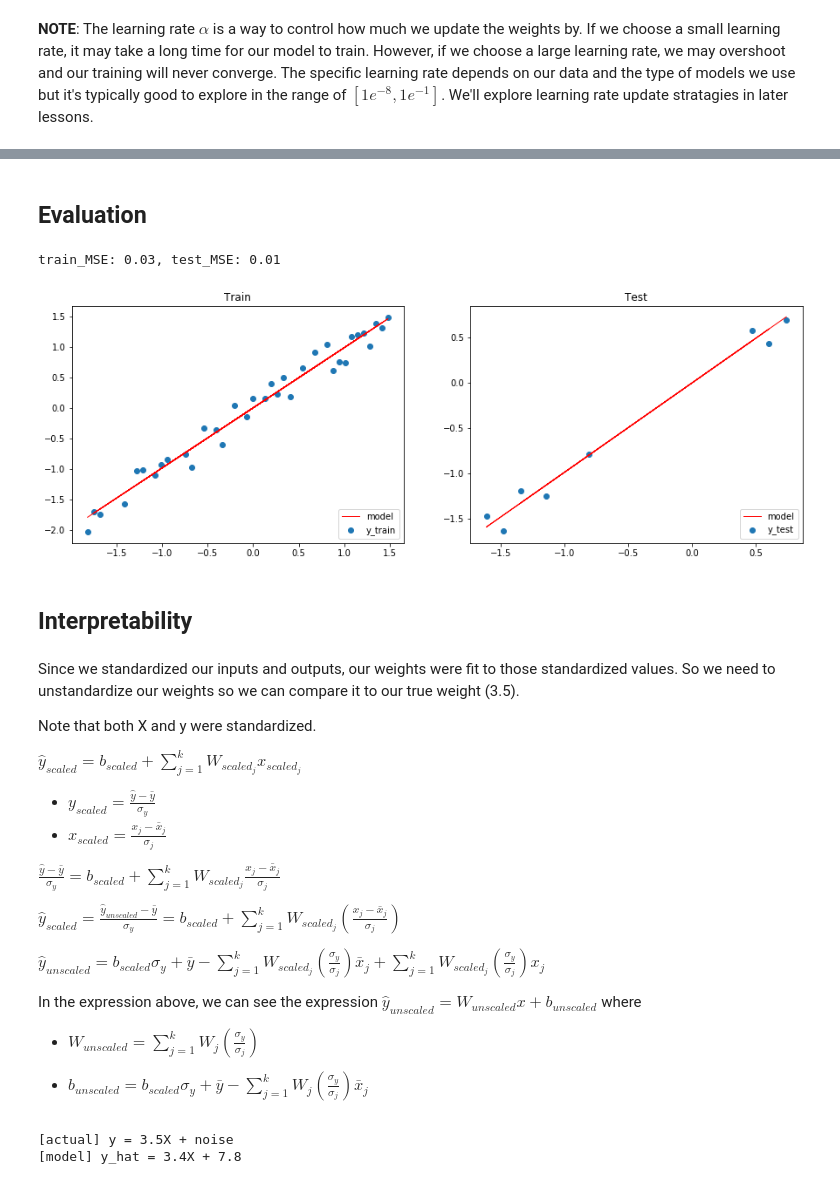
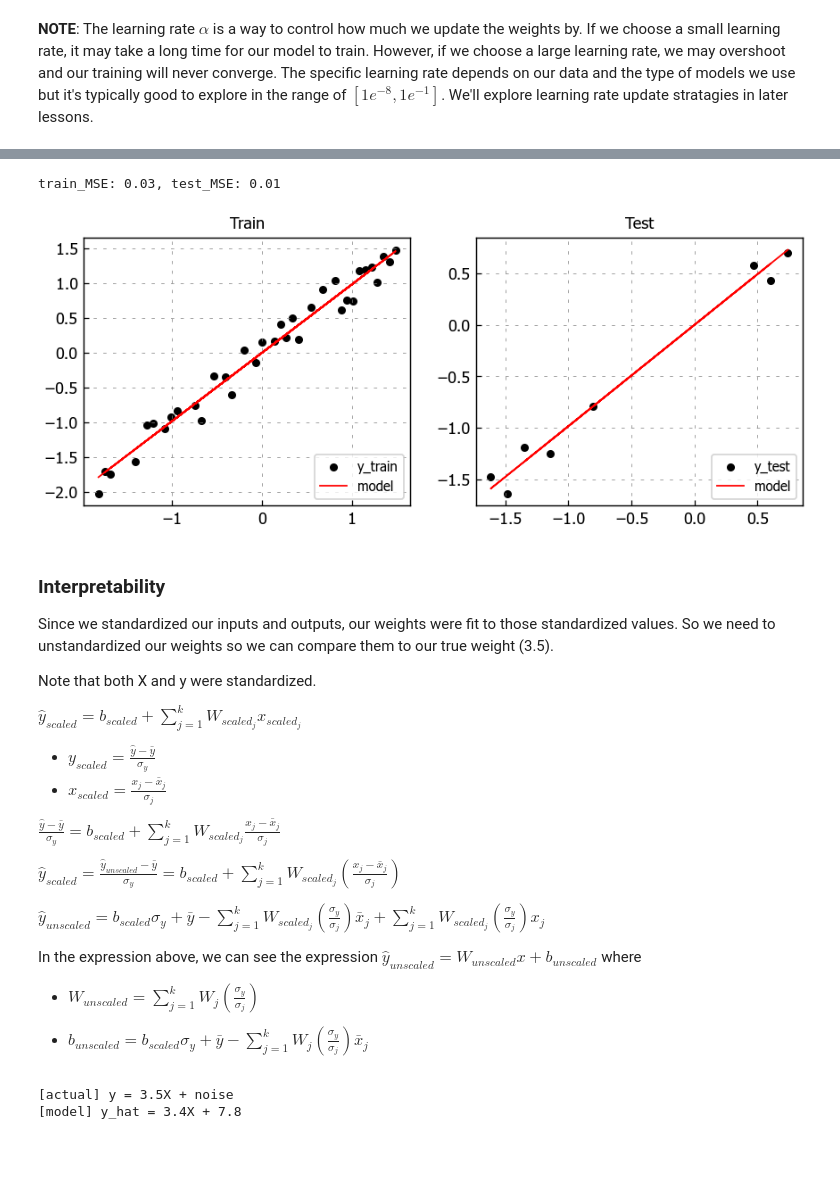
Before and after one commit to thangckt/note_ml, a Jupyter notebook: notebook/1_Practices/1_PT_Linear_Regression.ipynb, the cells around one changed output, grey strips where cells are left out. Cells and saved outputs as stored; diff of their text form; code cells hidden in the pictures; blank space fills up the shorter version.

```diff
--- a/notebook/1_Practices/1_PT_Linear_Regression.ipynb
+++ b/notebook/1_Practices/1_PT_Linear_Regression.ipynb
@@ -35 +33,8 @@ $\hat{y} = XW + b$
+# %%
+import numpy as np
+import pandas as pd
+import matplotlib.pyplot as plt
+plt.style.use('../light.mplstyle')
+
+dir_nb = globals()['_dh'][0]
 # %% [markdown]
@@ -297,42 +294,40 @@ Epoch: 90, loss: 0.028
-# %% [markdown]
-## Evaluation
 # %%
 # Predictions
 pred_train = W*X_train + b
 pred_test = W*X_test + b
+
+# MSE
+train_mse = np.mean((y_train - pred_train) ** 2)
+test_mse = np.mean((y_test - pred_test) ** 2)
+print (f"train_MSE: {train_mse:.2f}, test_MSE: {test_mse:.2f}")
+# %% [output]
+train_MSE: 0.03, test_MSE: 0.01
-# %%
-# Train and test MSE
-train_mse = np.mean((y_train - pred_train) ** 2)
-test_mse = np.mean((y_test - pred_test) ** 2)
-print (f"train_MSE: {train_mse:.2f}, test_MSE: {test_mse:.2f}")
-# %% [output]
-train_MSE: 0.03, test_MSE: 0.01
 # %%
 # Figure size
-plt.figure(figsize=(15,5))
+plt.figure(figsize=(8,3))
 
 # Plot train data
 plt.subplot(1, 2, 1)
 plt.title("Train")
 plt.scatter(X_train, y_train, label='y_train')
 plt.plot(X_train, pred_train, color='red', linewidth=1, linestyle='-', label='model')
 plt.legend(loc='lower right')
 
 # Plot test data
 plt.subplot(1, 2, 2)
 plt.title("Test")
 plt.scatter(X_test, y_test, label='y_test')
 plt.plot(X_test, pred_test, color='red', linewidth=1, linestyle='-', label='model')
 plt.legend(loc='lower right')
 
 # Show plots
 plt.show()
 # %% [output]
-[figure, old version]
+[figure, new version]
-# %% [markdown]
-## Interpretability
 # %% [markdown]
-Since we standardized our inputs and outputs, our weights were fit to those standardized values. So we need to unstandardize our weights so we can compare it to our true weight (3.5).
+### Interpretability
+
+Since we standardized our inputs and outputs, our weights were fit to those standardized values. So we need to unstandardized our weights so we can compare them to our true weight (3.5).
 
 Note that both X and y were standardized.
 
```
Also changed, not shown: parts of 57 cells of this notebook.
